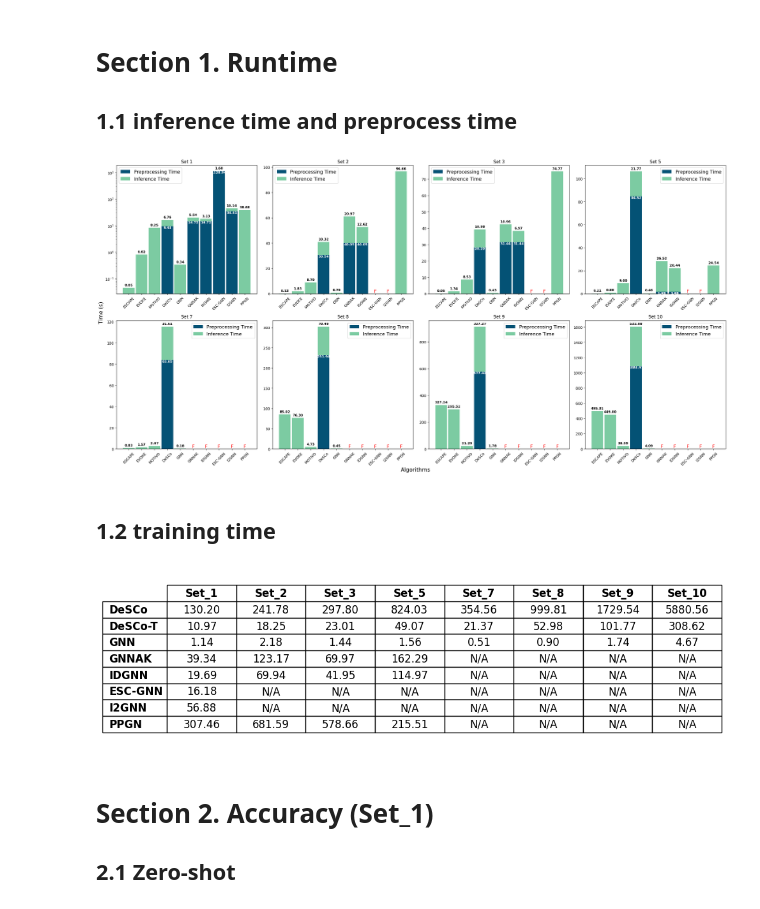
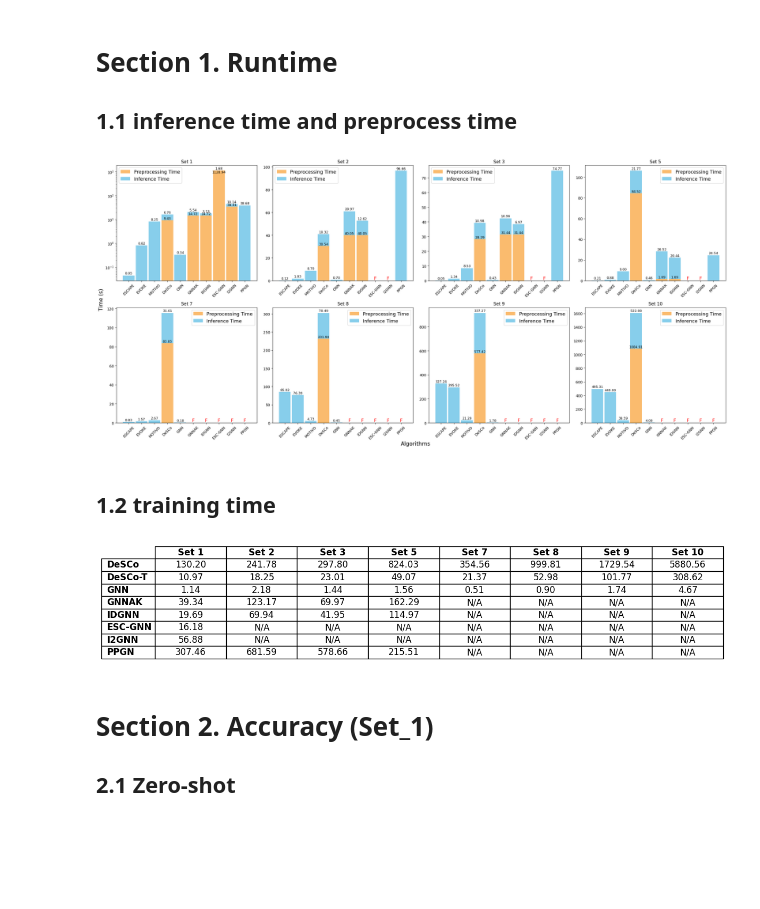
Before and after one commit to zxj0302/MLSC, a Jupyter notebook: painter.ipynb, the cells around one changed output. Cells and saved outputs as stored; diff of their text form; code cells hidden in the pictures; blank space fills up the shorter version.

```diff
--- a/painter.ipynb
+++ b/painter.ipynb
@@ -76,7 +80,7 @@ for dataset in datasets:
         data_dict[dataset]['preprocessing'].append((alg, pre_time))
 # %%
 # Plotting
-fig, axes = plt.subplots(2, 4, figsize=(24, 12))  # 2 rows x 4 columns for 8 datasets
+fig, axes = plt.subplots(2, 4, figsize=(24, 11))  # 2 rows x 4 columns for 8 datasets
 axes = axes.flatten()  # Flatten to 1D for easy iteration
 
 # Define bar width and positions
@@ -98,11 +102,11 @@ for idx, dataset in enumerate(datasets):
     inference_values = [inf_time if inf_time is not None else 0 for inf_time in inf_times]  # Top layer
 
     # Plot preprocessing times
-    bars_pre = ax.bar(indices, preprocess_values, bar_width, label='Preprocessing Time', color='#045275')
+    bars_pre = ax.bar(indices, preprocess_values, bar_width, label='Preprocessing Time', color='#FABB6E')
 
     # Plot inference times on top of preprocessing
     bars_inf = ax.bar(indices, inference_values, bar_width, bottom=preprocess_values,
-                      label='Inference Time', color='#7CCBA2')
+                      label='Inference Time', color='skyblue')
 
     # Annotate 'Failed' where inference_time is None
     for i, (alg, inf_time) in enumerate(inf_items):
@@ -136,39 +140,41 @@ for idx, dataset in enumerate(datasets):
     by_label = dict(zip(labels, handles))
     ax.legend(by_label.values(), by_label.keys(), fontsize=13)
 
     # Annotate bars with their heights
     # First, annotate preprocessing bars
     for rect, pre_time in zip(bars_pre, preprocess_values):
         if pre_time > 0:
             height = rect.get_height()
             ax.annotate(f'{pre_time:.2f}',
                         xy=(rect.get_x() + rect.get_width() / 2, height),
-                        xytext=(0, 1),  # 3 points vertical offset
+                        xytext=(0, 0),  # 3 points vertical offset
                         textcoords="offset points",
-                        ha='center', va='top', fontsize=9, color='white', weight='bold')
+                        ha='center', va='bottom' if pre_time < 1100 else 'top', fontsize=9)
 
     # Then, annotate inference bars
     for rect, inf_time in zip(bars_inf, inference_values):
         if inf_time > 0:
             height = rect.get_height()
             ax.annotate(f'{inf_time:.2f}',
                         xy=(rect.get_x() + rect.get_width() / 2, rect.get_y() + height),
-                        xytext=(0, 3),
+                        xytext=(0, 1),
                         textcoords="offset points",
-                        ha='center', va='bottom', fontsize=9, weight='bold')
+                        ha='center', va='bottom', fontsize=9)
 
 # Adjust layout to prevent overlap
 plt.tight_layout()
 
 # add x title and y title for the whole figure
 fig.text(0.5, 0, 'Algorithms', ha='center', va='center', fontsize=15)
 fig.text(0., 0.5, 'Time (s)', ha='center', va='center', rotation='vertical', fontsize=15)
 
 # Save the plot
 os.makedirs('plots/runtime', exist_ok=True)
-# plt.savefig('plots/runtime/inference_pretransform.pdf')
+
+# save vectorized pdf
+plt.savefig('plots/final/runtime_comparison.pdf', format='pdf', bbox_inches='tight')
 # %% [output]
-[figure, old version]
+[figure, new version]
 # %% [markdown]
 ## 1.2 training time
 # %%
@@ -222,7 +228,7 @@ for alg in algs:
         training_times[alg].append(time)
 
 # Convert to pandas DataFrame for better handling
-df = pd.DataFrame(training_times, index=datasets).T  # Algorithms as rows, Datasets as columns
+df = pd.DataFrame(training_times, index=[d.replace('_', ' ') for d in datasets]).T  # Algorithms as rows, Datasets as columns
 
 # Replace None with np.nan for consistent handling of missing data
 df = df.replace({None: np.nan})
@@ -249,7 +255,7 @@ def format_table_data(df):
 formatted_table = format_table_data(df)
 
 # Start plotting
-fig, ax = plt.subplots(figsize=(10, 3))  # Reduced height from (10, 8) to (10, 5)
+fig, ax = plt.subplots(figsize=(12, 2.4))  # Reduced height from (10, 8) to (10, 5)
 
 # Hide axes
 ax.axis('off')
@@ -287,9 +293,9 @@ for (row, col), cell in table.get_celld().items():
 plt.tight_layout()
 
 # Optionally, save the table as an image
-plt.savefig('plots/runtime/training_time.pdf', bbox_inches='tight')
+plt.savefig('plots/final/training_time.pdf', bbox_inches='tight')
 # %% [output]
-[figure, old version]
+[figure, new version]
 # %% [markdown]
 # Section 2. Accuracy (Set_1)
 ## 2.1 Zero-shot
```
Also changed, not shown: parts of 31 cells of this notebook, 5 other files.
